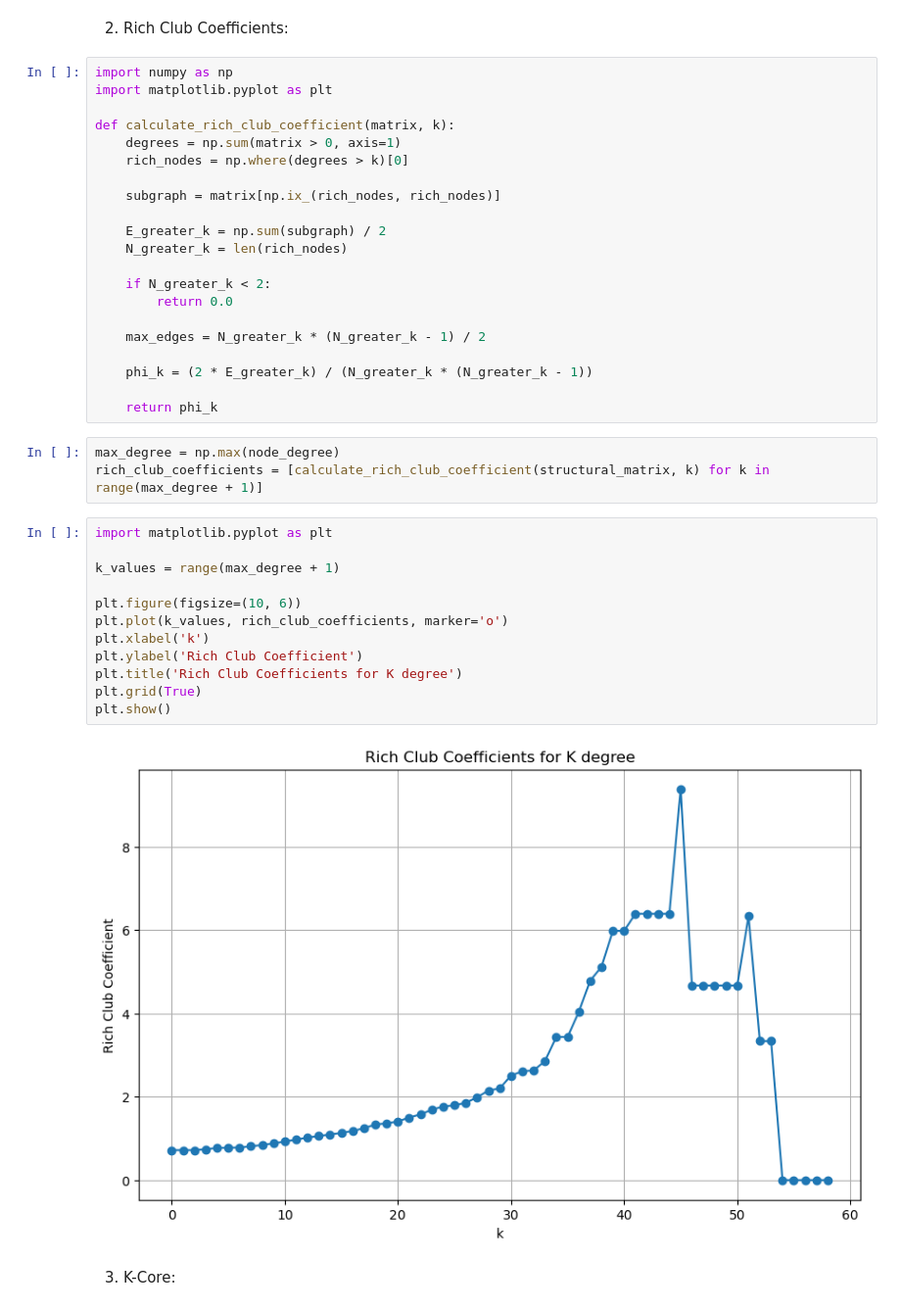
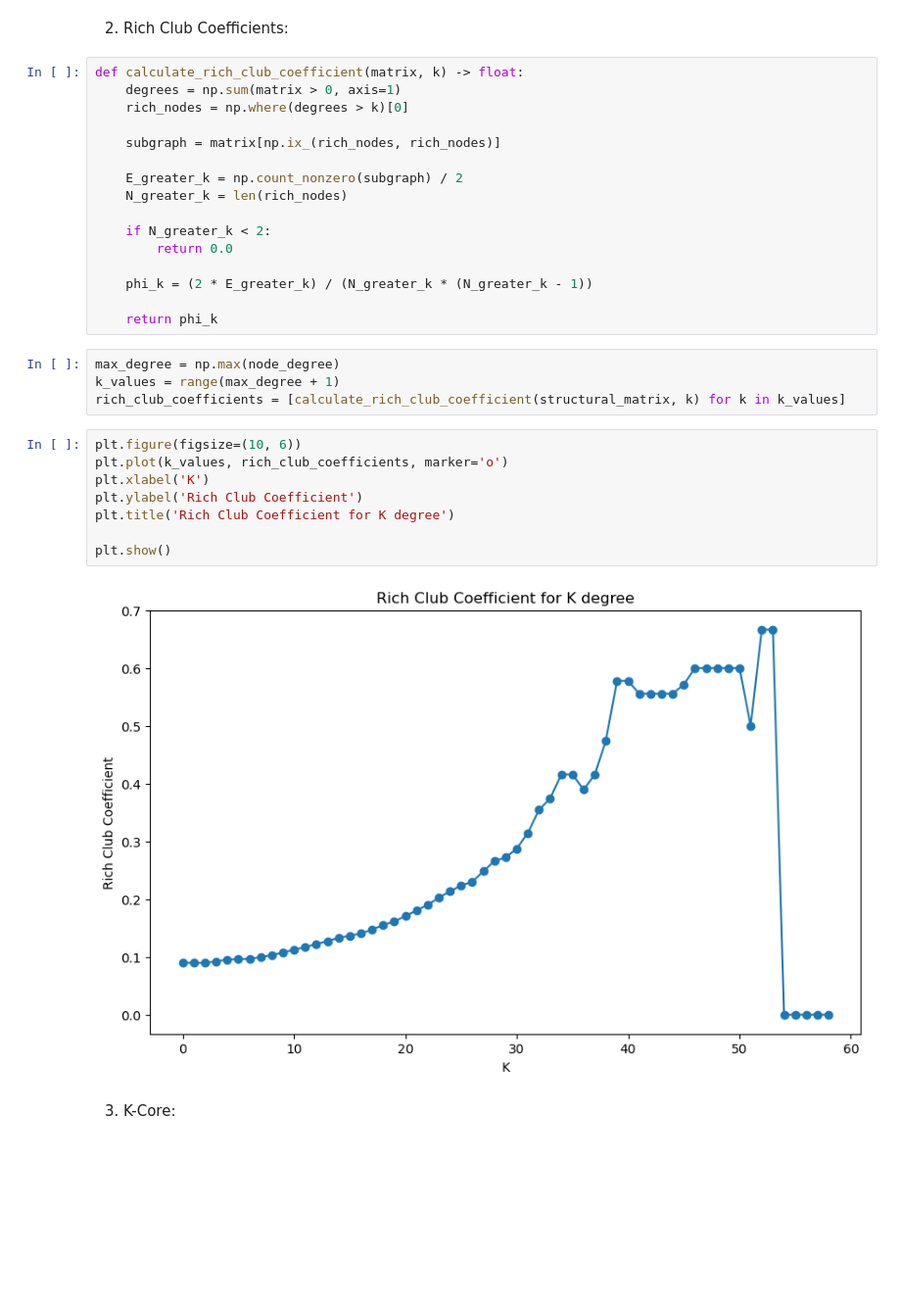
Before and after one commit to chenlrv/brain-networks-and-graphs, a Jupyter notebook: assignment.ipynb, the cells around one changed output. Shown: that part at 98% size. Saved outputs shown, nothing was run; the diff lists cells and outputs as text; blank space fills up the shorter version.

```diff
--- a/assignment.ipynb
+++ b/assignment.ipynb
@@ -77,43 +103,35 @@ plt.show()
 # %% [markdown]
 2. Rich Club Coefficients:
 # %%
-import numpy as np
-import matplotlib.pyplot as plt
-
-def calculate_rich_club_coefficient(matrix, k):
+def calculate_rich_club_coefficient(matrix, k) -> float:
     degrees = np.sum(matrix > 0, axis=1)
     rich_nodes = np.where(degrees > k)[0]
 
     subgraph = matrix[np.ix_(rich_nodes, rich_nodes)]
 
-    E_greater_k = np.sum(subgraph) / 2
+    E_greater_k = np.count_nonzero(subgraph) / 2
     N_greater_k = len(rich_nodes)
 
     if N_greater_k < 2:
         return 0.0
 
-    max_edges = N_greater_k * (N_greater_k - 1) / 2
-
     phi_k = (2 * E_greater_k) / (N_greater_k * (N_greater_k - 1))
 
     return phi_k
 # %%
 max_degree = np.max(node_degree)
-rich_club_coefficients = [calculate_rich_club_coefficient(structural_matrix, k) for k in range(max_degree + 1)]
+k_values = range(max_degree + 1)
+rich_club_coefficients = [calculate_rich_club_coefficient(structural_matrix, k) for k in k_values]
 # %%
-import matplotlib.pyplot as plt
-
-k_values = range(max_degree + 1)
-
 plt.figure(figsize=(10, 6))
 plt.plot(k_values, rich_club_coefficients, marker='o')
-plt.xlabel('k')
+plt.xlabel('K')
 plt.ylabel('Rich Club Coefficient')
-plt.title('Rich Club Coefficients for K degree')
-plt.grid(True)
+plt.title('Rich Club Coefficient for K degree')
+
 plt.show()
 # %% [output]
-[figure, old version]
+[figure, new version]
 # %% [markdown]
 3. K-Core:
 # %%
```
Also changed, not shown: parts of 53 cells of this notebook.
